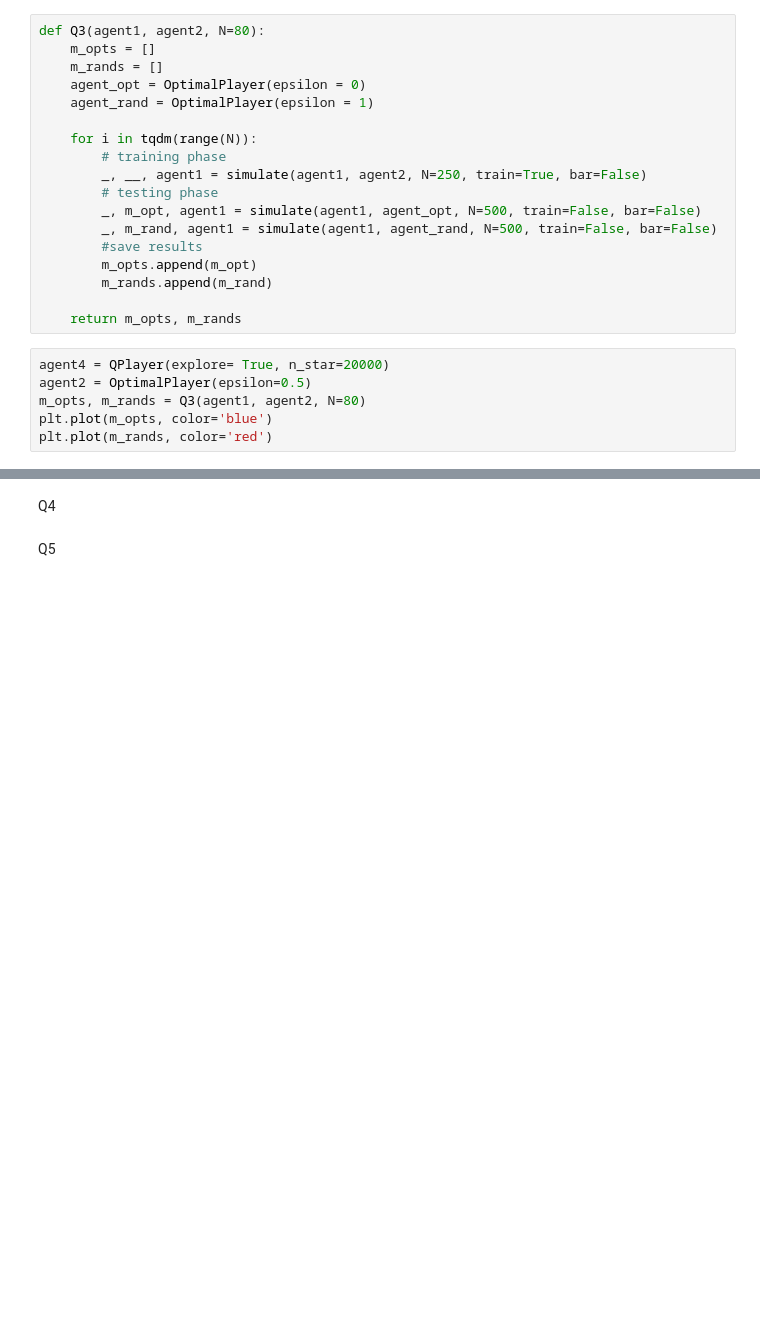
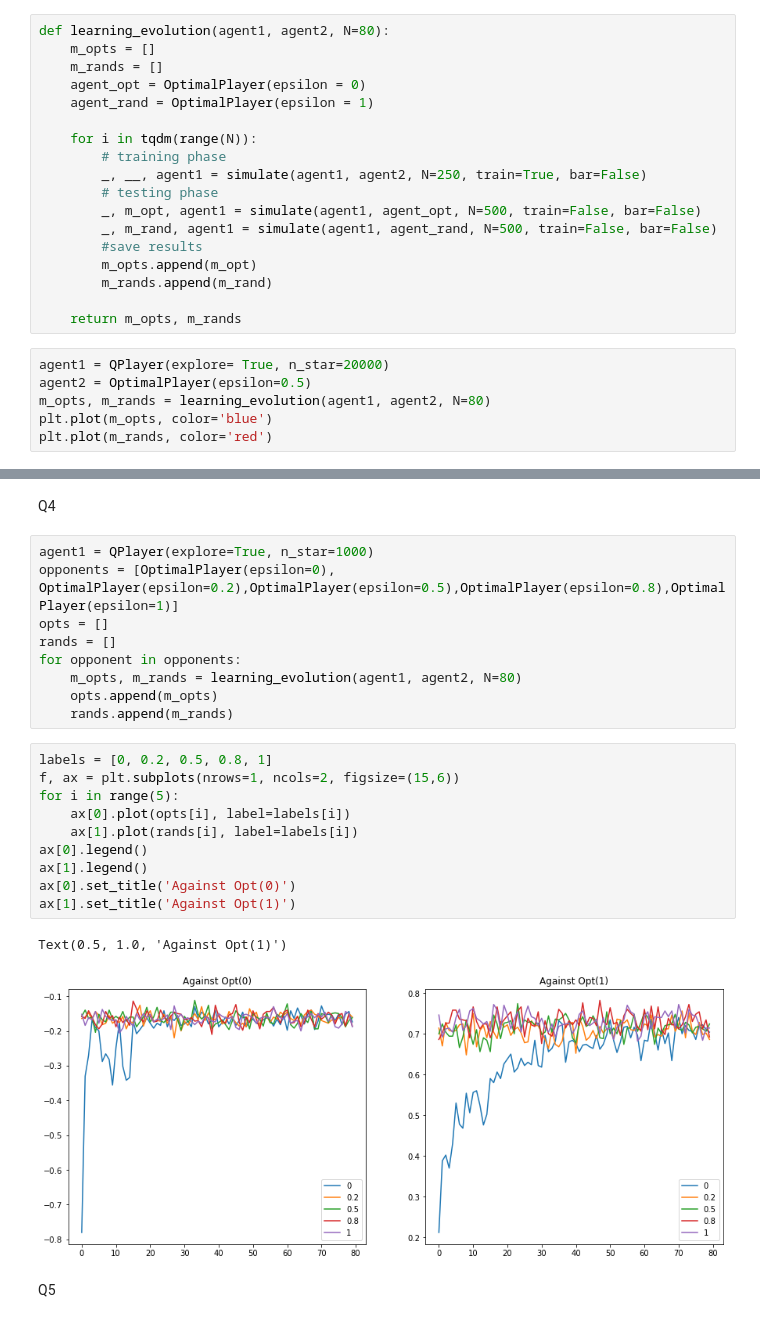
Before and after one commit to hbenedek/tic-tac-toe, a Jupyter notebook: tic_tac_toe_Ben.ipynb, the cells around one changed output, grey strips where cells are left out. Saved outputs shown, nothing was run; the diff lists cells and outputs as text; blank space fills up the shorter version.

Commit message:
Q1, Q2, Q3, Q4 outline and refactor Q-learning

```diff
--- a/tic_tac_toe_Ben.ipynb
+++ b/tic_tac_toe_Ben.ipynb
@@ -181,7 +173,7 @@ plt.legend()
 # %% [markdown]
 Q3
 # %%
-def Q3(agent1, agent2, N=80):
+def learning_evolution(agent1, agent2, N=80):
     m_opts = []
     m_rands = []
     agent_opt = OptimalPlayer(epsilon = 0)
@@ -199,9 +191,9 @@ def Q3(agent1, agent2, N=80):
 
     return m_opts, m_rands
 # %%
-agent4 = QPlayer(explore= True, n_star=20000)
+agent1 = QPlayer(explore= True, n_star=20000)
 agent2 = OptimalPlayer(epsilon=0.5)
-m_opts, m_rands = Q3(agent1, agent2, N=80)
+m_opts, m_rands = learning_evolution(agent1, agent2, N=80)
 plt.plot(m_opts, color='blue')
 plt.plot(m_rands, color='red')
 # %% [output]
@@ -210,5 +202,27 @@ plt.plot(m_rands, color='red')
 # %% [markdown]
 Q4
+# %%
+agent1 = QPlayer(explore=True, n_star=1000)
+opponents = [OptimalPlayer(epsilon=0), OptimalPlayer(epsilon=0.2),OptimalPlayer(epsilon=0.5),OptimalPlayer(epsilon=0.8),OptimalPlayer(epsilon=1)]
+opts = []
+rands = []
+for opponent in opponents:
+    m_opts, m_rands = learning_evolution(agent1, agent2, N=80)
+    opts.append(m_opts)
+    rands.append(m_rands)
+# %%
+labels = [0, 0.2, 0.5, 0.8, 1]
+f, ax = plt.subplots(nrows=1, ncols=2, figsize=(15,6))
+for i in range(5):
+    ax[0].plot(opts[i], label=labels[i])
+    ax[1].plot(rands[i], label=labels[i])
+ax[0].legend()
+ax[1].legend()
+ax[0].set_title('Against Opt(0)')
+ax[1].set_title('Against Opt(1)')
+# %% [output]
+Text(0.5, 1.0, 'Against Opt(1)')
+[figure, added]
 # %% [markdown]
 Q5
 # %% [markdown]
```
Also changed, not shown: parts of 7 cells of this notebook.
